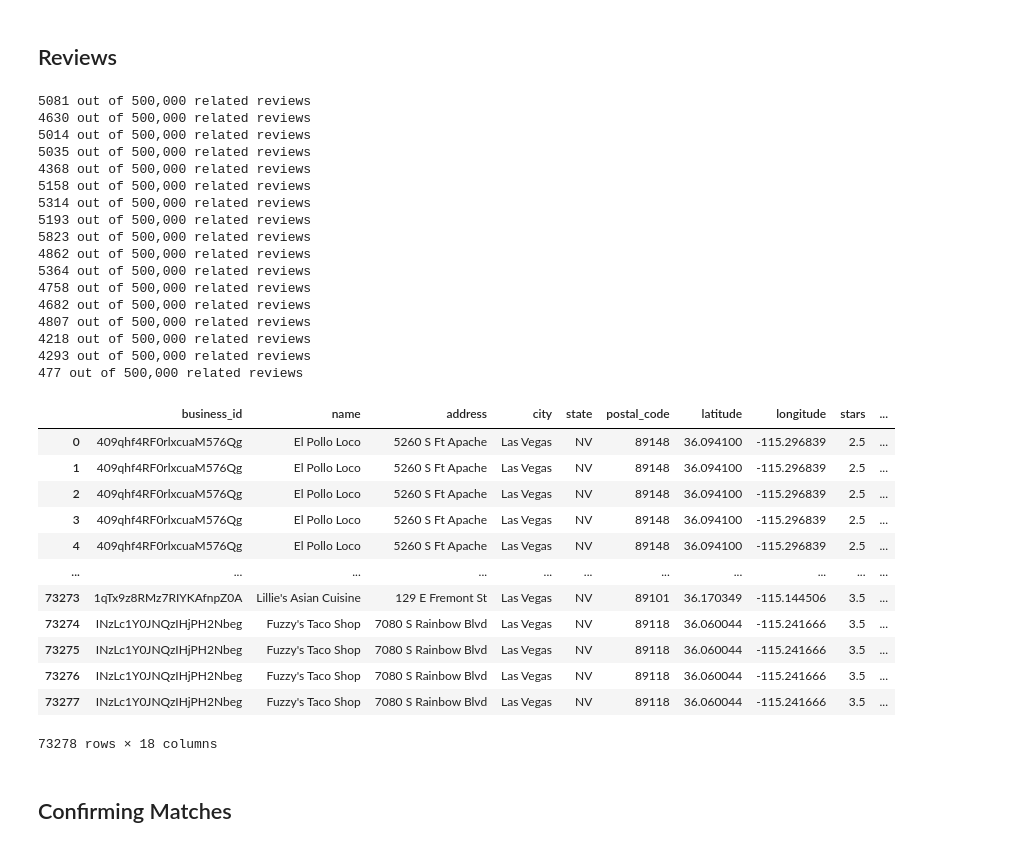
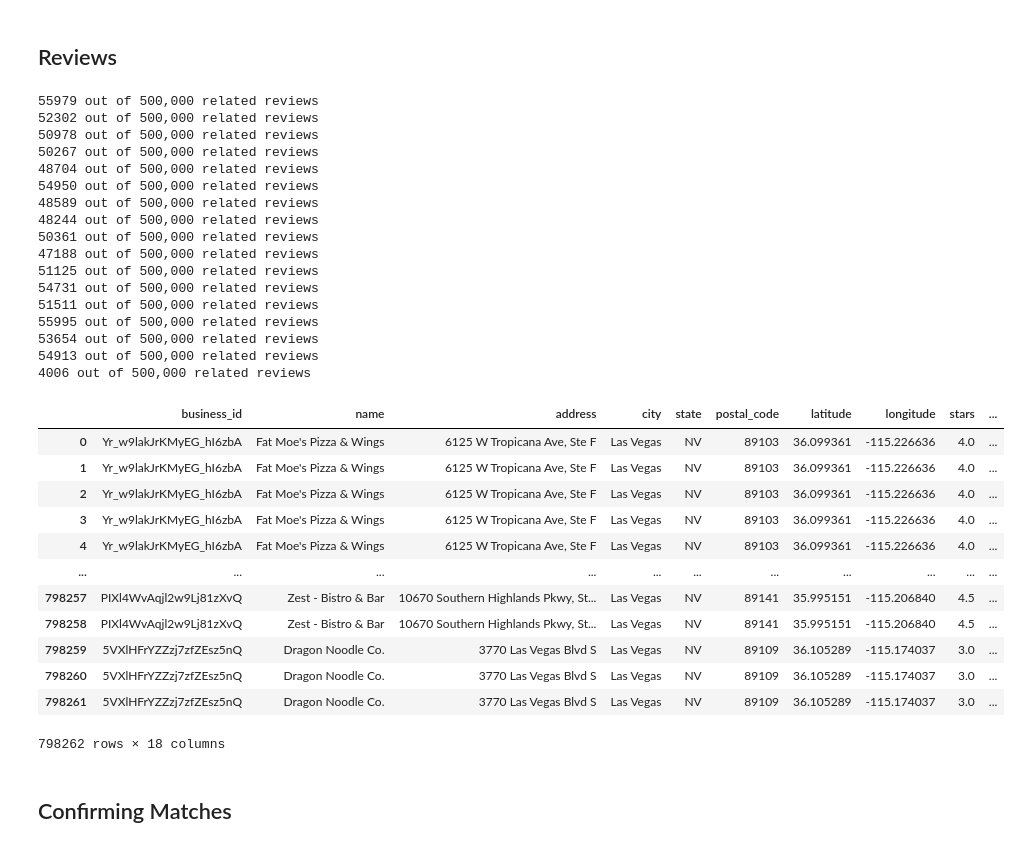
Before and after one commit to Rameshbabupv/dsi1130-project-5, a Jupyter notebook: code/01-Data_Collection.ipynb, the cells around one changed output. Saved outputs shown, nothing was run; the diff lists cells and outputs as text; code cells hidden in the pictures.

```diff
--- a/code/01-Data_Collection.ipynb
+++ b/code/01-Data_Collection.ipynb
@@ -15,5 +15,5 @@ import os
 ## Businesses
 # %%
 # import Business.json
-business_json_path = './data/yelp_academic_dataset_business.json'
+business_json_path = '../data/yelp_academic_dataset_business.json'
 df_business = pd.read_json(business_json_path, lines=True)
@@ -62,7 +76,7 @@ def city_restaurants(df, city_name, samples=None):
 # %%
 # creates JsonReader object for iteration over total Reviews
 
-review_json_path = './data/yelp_academic_dataset_review.json'
+review_json_path = '../data/yelp_academic_dataset_review.json'
 size = 500_000
 
 review_reader = pd.read_json(review_json_path, lines=True,
@@ -113,39 +127,40 @@ def business_reviews(reviews, business_filepath, output_filepath):
 # https://towardsdatascience.com/converting-yelp-dataset-to-csv-using-pandas-2a4c8f03bd88
 # %%
 # pulling reviews for 400 sample restaurants.
+#business_reviews(review_reader, './data/Las_Vegas_400.csv', 'Las_Vegas_400_reviews.csv')
 
-business_reviews(review_reader, './data/Las_Vegas_400.csv', 'Las_Vegas_400_reviews.csv')
+business_reviews(review_reader, '../data/Las_Vegas_restaurants.csv', '../data/Las_Vegas_reviews.csv')
 # %% [output]
-5081 out of 500,000 related reviews
-4630 out of 500,000 related reviews
-5014 out of 500,000 related reviews
-5035 out of 500,000 related reviews
-4368 out of 500,000 related reviews
-5158 out of 500,000 related reviews
-5314 out of 500,000 related reviews
-5193 out of 500,000 related reviews
-5823 out of 500,000 related reviews
-4862 out of 500,000 related reviews
-5364 out of 500,000 related reviews
-4758 out of 500,000 related reviews
-4682 out of 500,000 related reviews
-4807 out of 500,000 related reviews
-4218 out of 500,000 related reviews
-4293 out of 500,000 related reviews
-477 out of 500,000 related reviews
+55979 out of 500,000 related reviews
+52302 out of 500,000 related reviews
+50978 out of 500,000 related reviews
+50267 out of 500,000 related reviews
+48704 out of 500,000 related reviews
+54950 out of 500,000 related reviews
+48589 out of 500,000 related reviews
+48244 out of 500,000 related reviews
+50361 out of 500,000 related reviews
+47188 out of 500,000 related reviews
+51125 out of 500,000 related reviews
+54731 out of 500,000 related reviews
+51511 out of 500,000 related reviews
+55995 out of 500,000 related reviews
+53654 out of 500,000 related reviews
+54913 out of 500,000 related reviews
+4006 out of 500,000 related reviews
 |  | business_id | name | address | city | state | postal_code | latitude | longitude | stars | ... |
-| 0 | 409qhf4RF0rlxcuaM576Qg | El Pollo Loco | 5260 S Ft Apache | Las Vegas | NV | 89148 | 36.094100 | -115.296839 | 2.5 | ... |
-| 1 | 409qhf4RF0rlxcuaM576Qg | El Pollo Loco | 5260 S Ft Apache | Las Vegas | NV | 89148 | 36.094100 | -115.296839 | 2.5 | ... |
-| 2 | 409qhf4RF0rlxcuaM576Qg | El Pollo Loco | 5260 S Ft Apache | Las Vegas | NV | 89148 | 36.094100 | -115.296839 | 2.5 | ... |
-| 3 | 409qhf4RF0rlxcuaM576Qg | El Pollo Loco | 5260 S Ft Apache | Las Vegas | NV | 89148 | 36.094100 | -115.296839 | 2.5 | ... |
-| 4 | 409qhf4RF0rlxcuaM576Qg | El Pollo Loco | 5260 S Ft Apache | Las Vegas | NV | 89148 | 36.094100 | -115.296839 | 2.5 | ... |
+| 0 | Yr_w9lakJrKMyEG_hI6zbA | Fat Moe's Pizza & Wings | 6125 W Tropicana Ave, Ste F | Las Vegas | NV | 89103 | 36.099361 | -115.226636 | 4.0 | ... |
+| 1 | Yr_w9lakJrKMyEG_hI6zbA | Fat Moe's Pizza & Wings | 6125 W Tropicana Ave, Ste F | Las Vegas | NV | 89103 | 36.099361 | -115.226636 | 4.0 | ... |
+| 2 | Yr_w9lakJrKMyEG_hI6zbA | Fat Moe's Pizza & Wings | 6125 W Tropicana Ave, Ste F | Las Vegas | NV | 89103 | 36.099361 | -115.226636 | 4.0 | ... |
+| 3 | Yr_w9lakJrKMyEG_hI6zbA | Fat Moe's Pizza & Wings | 6125 W Tropicana Ave, Ste F | Las Vegas | NV | 89103 | 36.099361 | -115.226636 | 4.0 | ... |
+| 4 | Yr_w9lakJrKMyEG_hI6zbA | Fat Moe's Pizza & Wings | 6125 W Tropicana Ave, Ste F | Las Vegas | NV | 89103 | 36.099361 | -115.226636 | 4.0 | ... |
 | ... | ... | ... | ... | ... | ... | ... | ... | ... | ... | ... |
-| 73273 | 1qTx9z8RMz7RIYKAfnpZ0A | Lillie's Asian Cuisine | 129 E Fremont St | Las Vegas | NV | 89101 | 36.170349 | -115.144506 | 3.5 | ... |
-| 73274 | INzLc1Y0JNQzIHjPH2Nbeg | Fuzzy's Taco Shop | 7080 S Rainbow Blvd | Las Vegas | NV | 89118 | 36.060044 | -115.241666 | 3.5 | ... |
-| 73275 | INzLc1Y0JNQzIHjPH2Nbeg | Fuzzy's Taco Shop | 7080 S Rainbow Blvd | Las Vegas | NV | 89118 | 36.060044 | -115.241666 | 3.5 | ... |
-| 73276 | INzLc1Y0JNQzIHjPH2Nbeg | Fuzzy's Taco Shop | 7080 S Rainbow Blvd | Las Vegas | NV | 89118 | 36.060044 | -115.241666 | 3.5 | ... |
-| 73277 | INzLc1Y0JNQzIHjPH2Nbeg | Fuzzy's Taco Shop | 7080 S Rainbow Blvd | Las Vegas | NV | 89118 | 36.060044 | -115.241666 | 3.5 | ... |
+| 798257 | PIXl4WvAqjl2w9Lj81zXvQ | Zest - Bistro & Bar | 10670 Southern Highlands Pkwy, St... | Las Vegas | NV | 89141 | 35.995151 | -115.206840 | 4.5 | ... |
+| 798258 | PIXl4WvAqjl2w9Lj81zXvQ | Zest - Bistro & Bar | 10670 Southern Highlands Pkwy, St... | Las Vegas | NV | 89141 | 35.995151 | -115.206840 | 4.5 | ... |
+| 798259 | 5VXlHFrYZZzj7zfZEsz5nQ | Dragon Noodle Co. | 3770 Las Vegas Blvd S | Las Vegas | NV | 89109 | 36.105289 | -115.174037 | 3.0 | ... |
+| 798260 | 5VXlHFrYZZzj7zfZEsz5nQ | Dragon Noodle Co. | 3770 Las Vegas Blvd S | Las Vegas | NV | 89109 | 36.105289 | -115.174037 | 3.0 | ... |
+| 798261 | 5VXlHFrYZZzj7zfZEsz5nQ | Dragon Noodle Co. | 3770 Las Vegas Blvd S | Las Vegas | NV | 89109 | 36.105289 | -115.174037 | 3.0 | ... |
-73278 rows × 18 columns
+798262 rows × 18 columns
 # %% [markdown]
 ## Confirming Matches
 # %%
```
Also changed, not shown: parts of 4 cells of this notebook.
